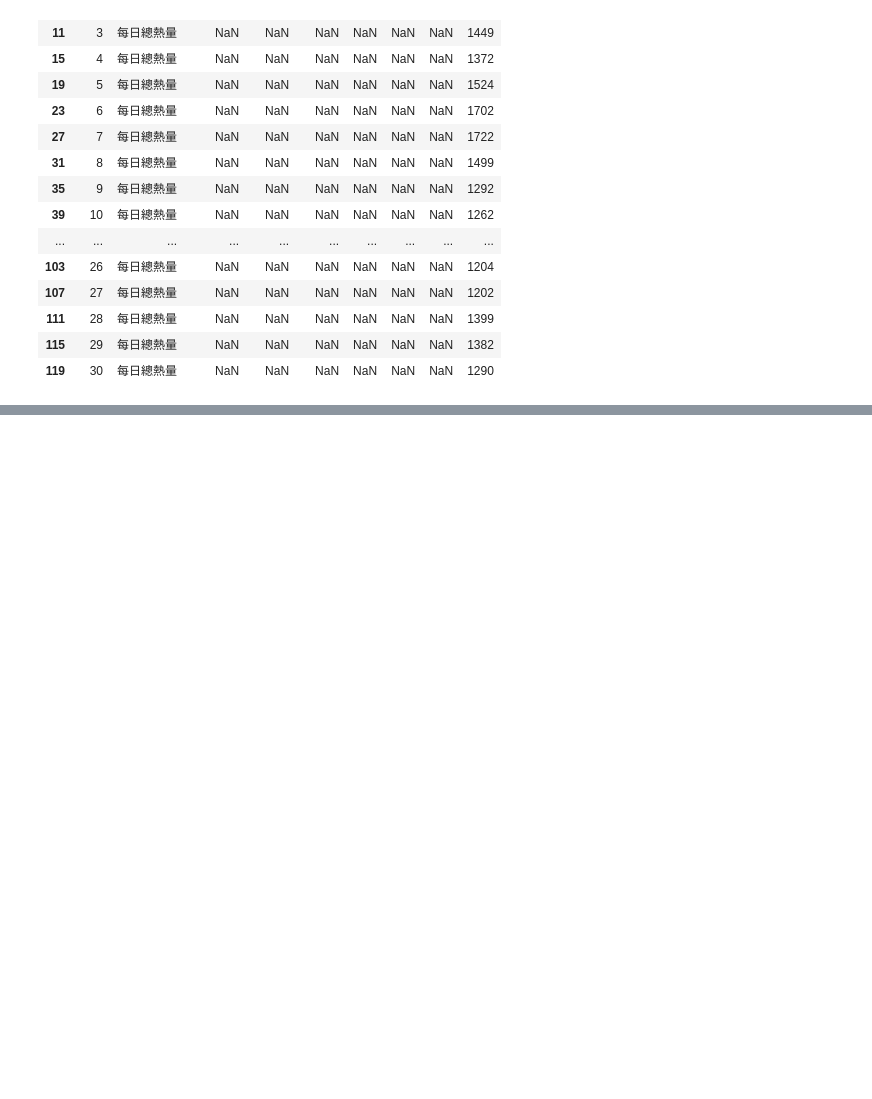
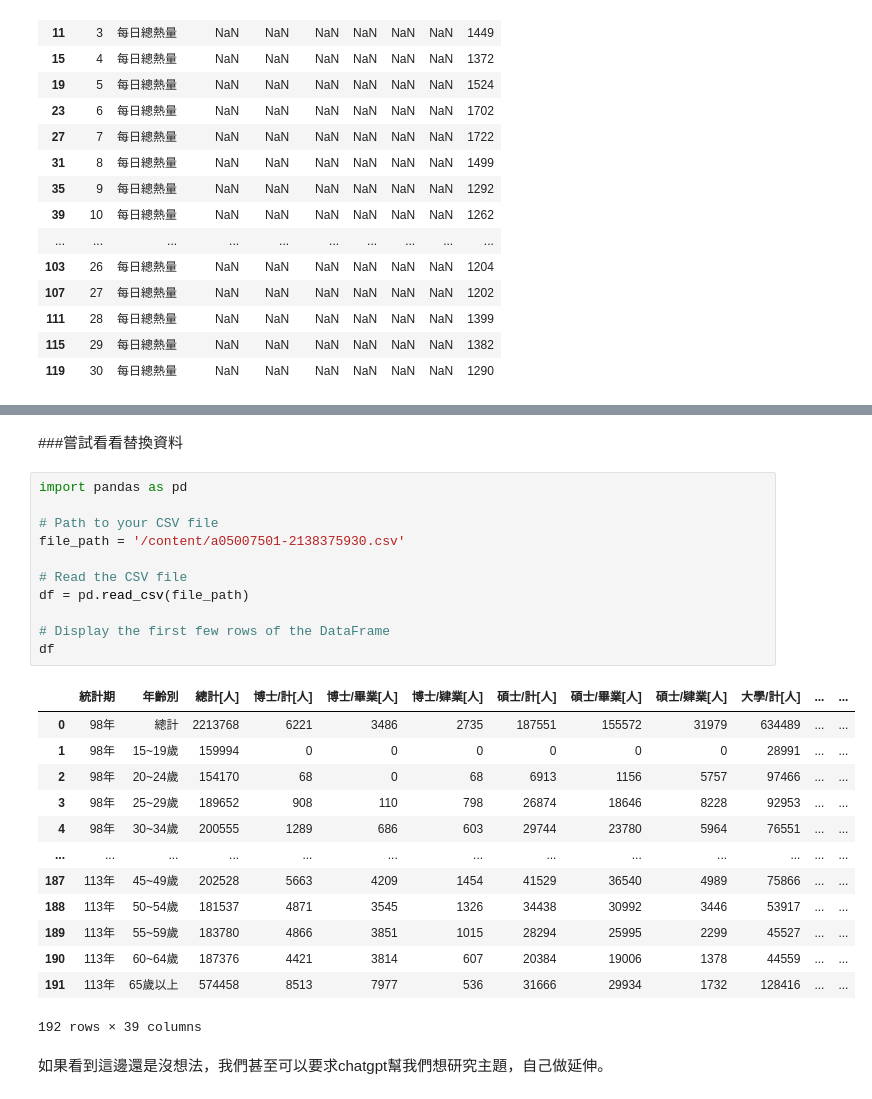
Before and after one commit to Huwalli/PLta, a Jupyter notebook: 資料視覺化.ipynb, the cells around one changed output, grey strips where cells are left out. Drawn from its saved outputs; the diff is of its cells as text; blank space fills up the shorter version.

```diff
--- a/資料視覺化.ipynb
+++ b/資料視覺化.ipynb
@@ -134,3 +134,32 @@ fig = px.line(AllDay, x="日期", y="熱量", title="每日熱量攝取", labels
 fig.show()
 # %% [output]
 [interactive output not drawn]
+# %% [markdown]
+###嘗試看看替換資料
+# %%
+import pandas as pd
+
+# Path to your CSV file
+file_path = '/content/a05007501-2138375930.csv'
+
+# Read the CSV file
+df = pd.read_csv(file_path)
+
+# Display the first few rows of the DataFrame
+df
+# %% [output]
+|  | 統計期 | 年齡別 | 總計[人] | 博士/計[人] | 博士/畢業[人] | 博士/肄業[人] | 碩士/計[人] | 碩士/畢業[人] | 碩士/肄業[人] | 大學/計[人] | ... | ... |
+| 0 | 98年 | 總計 | 2213768 | 6221 | 3486 | 2735 | 187551 | 155572 | 31979 | 634489 | ... | ... |
+| 1 | 98年 | 15~19歲 | 159994 | 0 | 0 | 0 | 0 | 0 | 0 | 28991 | ... | ... |
+| 2 | 98年 | 20~24歲 | 154170 | 68 | 0 | 68 | 6913 | 1156 | 5757 | 97466 | ... | ... |
+| 3 | 98年 | 25~29歲 | 189652 | 908 | 110 | 798 | 26874 | 18646 | 8228 | 92953 | ... | ... |
+| 4 | 98年 | 30~34歲 | 200555 | 1289 | 686 | 603 | 29744 | 23780 | 5964 | 76551 | ... | ... |
+| ... | ... | ... | ... | ... | ... | ... | ... | ... | ... | ... | ... | ... |
+| 187 | 113年 | 45~49歲 | 202528 | 5663 | 4209 | 1454 | 41529 | 36540 | 4989 | 75866 | ... | ... |
+| 188 | 113年 | 50~54歲 | 181537 | 4871 | 3545 | 1326 | 34438 | 30992 | 3446 | 53917 | ... | ... |
+| 189 | 113年 | 55~59歲 | 183780 | 4866 | 3851 | 1015 | 28294 | 25995 | 2299 | 45527 | ... | ... |
+| 190 | 113年 | 60~64歲 | 187376 | 4421 | 3814 | 607 | 20384 | 19006 | 1378 | 44559 | ... | ... |
+| 191 | 113年 | 65歲以上 | 574458 | 8513 | 7977 | 536 | 31666 | 29934 | 1732 | 128416 | ... | ... |
+192 rows × 39 columns
+# %% [markdown]
+如果看到這邊還是沒想法，我們甚至可以要求chatgpt幫我們想研究主題，自己做延伸。
```
Also changed, not shown: parts of 4 cells of this notebook.
